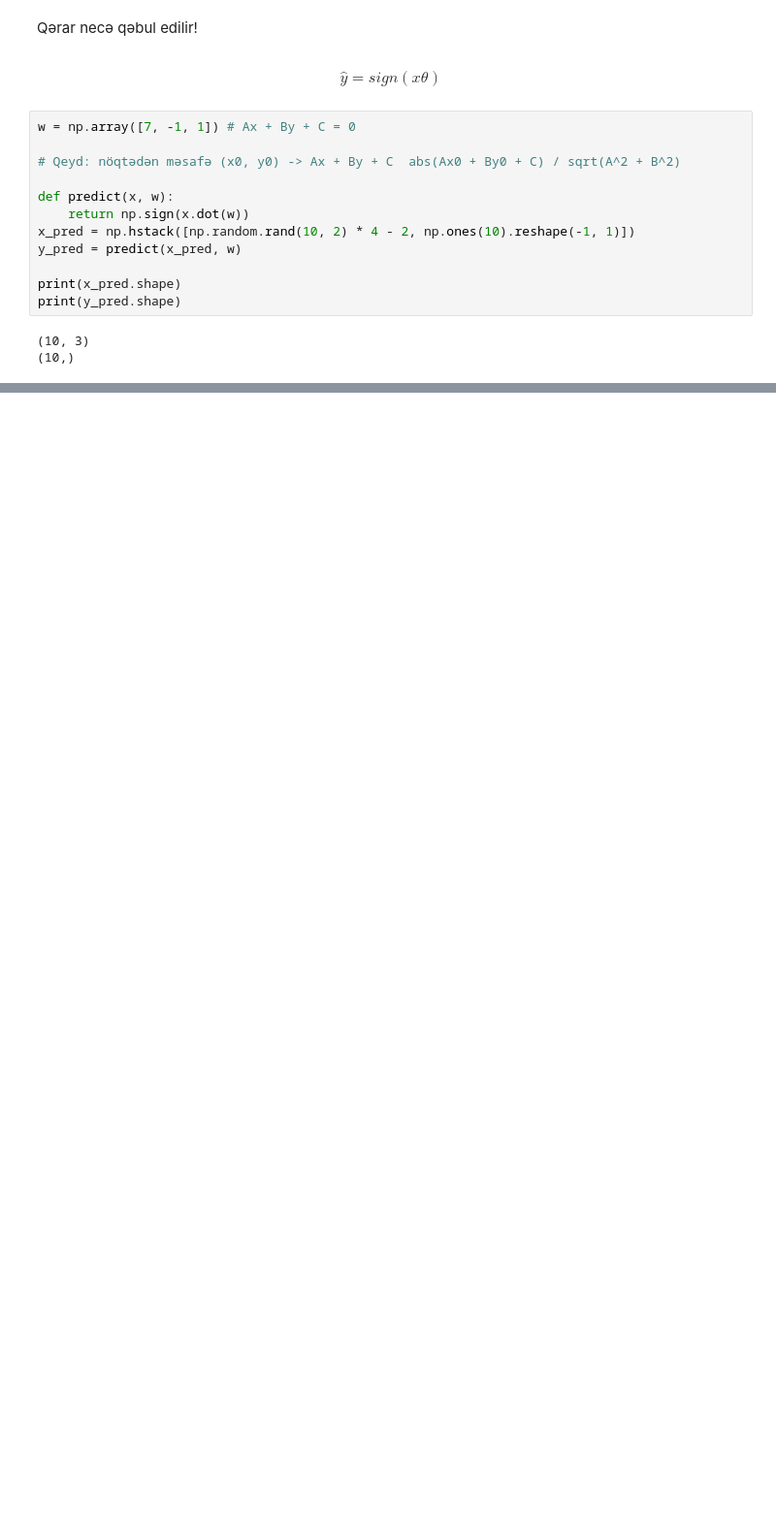
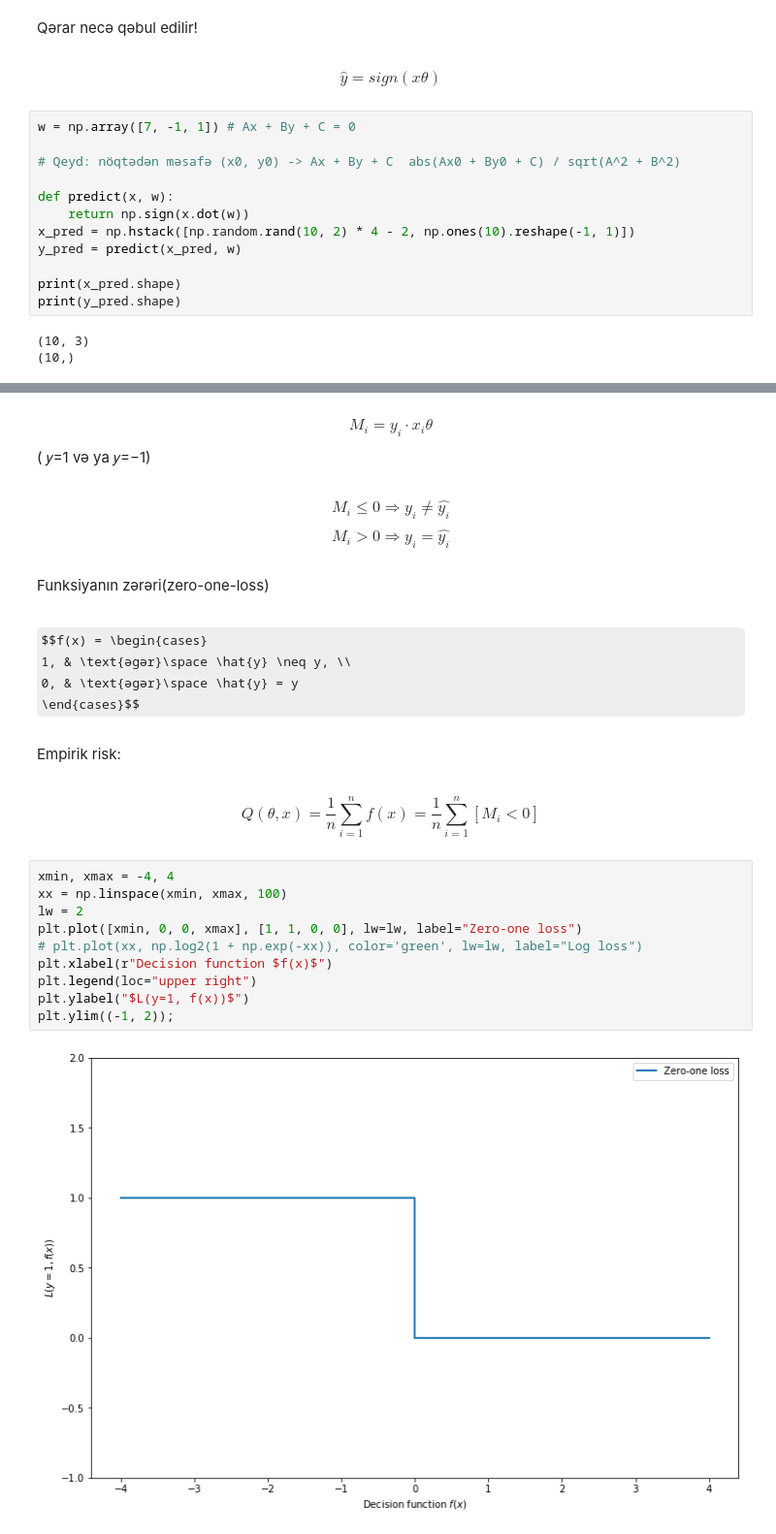
Before and after one commit to RashadGarayev/MachineLearningAZ, a Jupyter notebook: MachineLearningAz/Logistic_regression.ipynb, the cells around one changed output, grey strips where cells are left out. Shown at 97% size. Drawn from its saved outputs; the diff is of its cells as text; some formulas as TeX source; blank space fills up the shorter version.

```diff
--- a/MachineLearningAz/Logistic_regression.ipynb
+++ b/MachineLearningAz/Logistic_regression.ipynb
@@ -245,0 +250,28 @@ plt.legend();
+# %% [markdown]
+$$M_i = y_i \cdot x_i\theta  $$ ( 𝑦=1 və ya 𝑦=−1)
+# %% [markdown]
+$$M_i \leq 0 \Rightarrow y_i \neq \hat{y_i}$$
+$$M_i > 0 \Rightarrow y_i = \hat{y_i}$$
+# %% [markdown]
+Funksiyanın zərəri(zero-one-loss)
+# %% [markdown]
+$$f(x) = \begin{cases}
+      1, & \text{əgər}\space \hat{y} \neq y, \\
+      0, & \text{əgər}\space \hat{y} = y
+    \end{cases}$$
+# %% [markdown]
+Empirik risk:
+# %% [markdown]
+$$Q(\theta, x) = \frac{1}{n} \sum_{i=1}^{n} f(x) = \frac{1}{n} \sum_{i=1}^{n}[M_i < 0]$$
+# %%
+xmin, xmax = -4, 4
+xx = np.linspace(xmin, xmax, 100)
+lw = 2
+plt.plot([xmin, 0, 0, xmax], [1, 1, 0, 0], lw=lw, label="Zero-one loss")
+# plt.plot(xx, np.log2(1 + np.exp(-xx)), color='green', lw=lw, label="Log loss")
+plt.xlabel(r"Decision function $f(x)$")
+plt.legend(loc="upper right")
+plt.ylabel("$L(y=1, f(x))$")
+plt.ylim((-1, 2));
+# %% [output]
+[figure, added]
```
Also changed, not shown: parts of 26 cells of this notebook.
